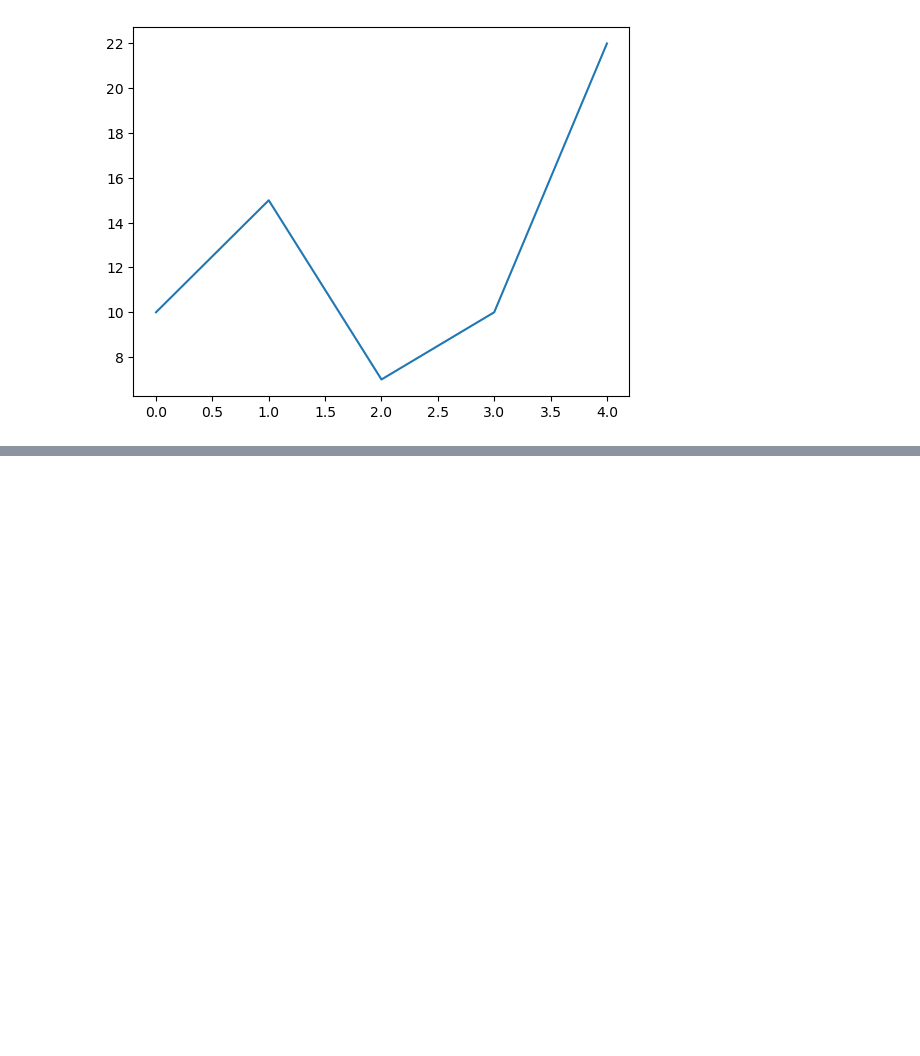
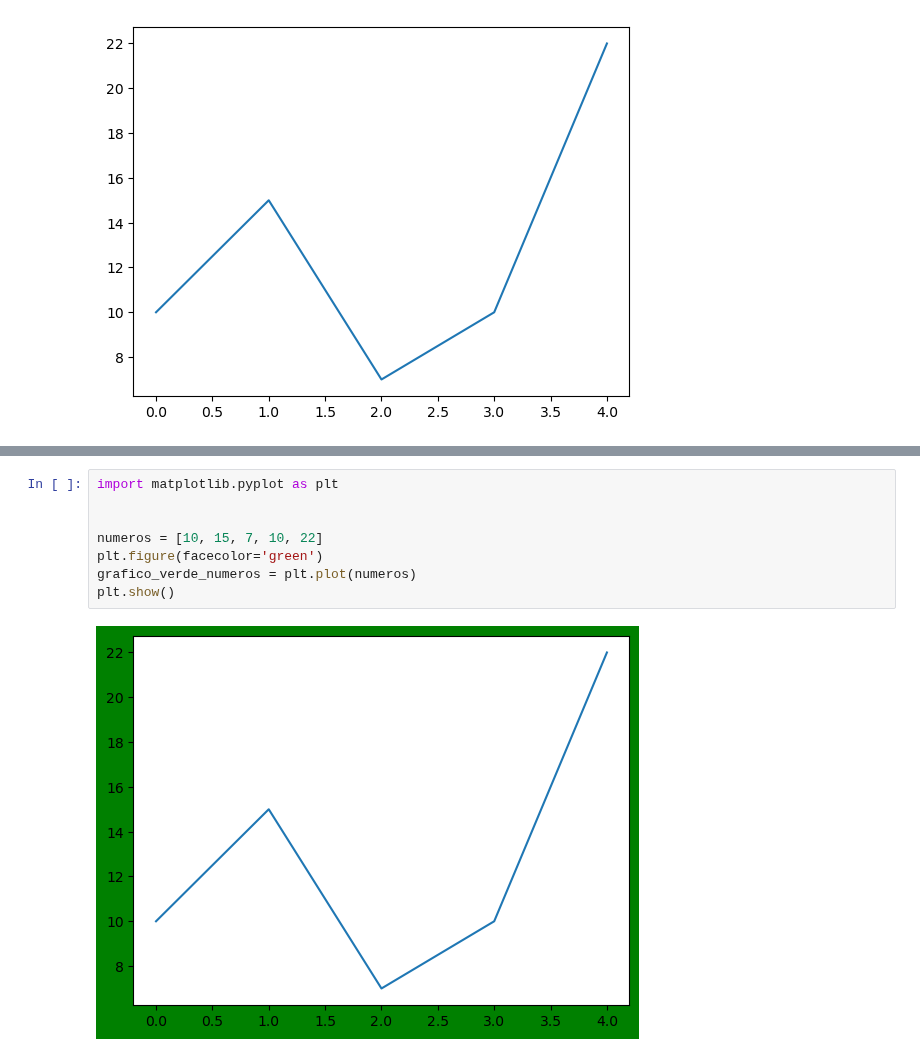
Before and after one commit to frgonzalezb/Udemy_Python_Total_DS_ML, a Jupyter notebook: 09_Matplotlib/Ejercicios/136_to_138.ipynb, the cells around one changed output, grey strips where cells are left out. Drawn from its saved outputs; the diff is of its cells as text; blank space fills up the shorter version.

Commit message:
Ejercicio de codificación 137: Estructura Principal de Matplotlib 2

```diff
--- a/09_Matplotlib/Ejercicios/136_to_138.ipynb
+++ b/09_Matplotlib/Ejercicios/136_to_138.ipynb
@@ -16,0 +24,10 @@ plt.show()
+# %%
+import matplotlib.pyplot as plt
+
+
+numeros = [10, 15, 7, 10, 22]
+plt.figure(facecolor='green')
+grafico_verde_numeros = plt.plot(numeros)
+plt.show()
+# %% [output]
+[figure, added]
```
Also changed, not shown: parts of 1 cell of this notebook.
